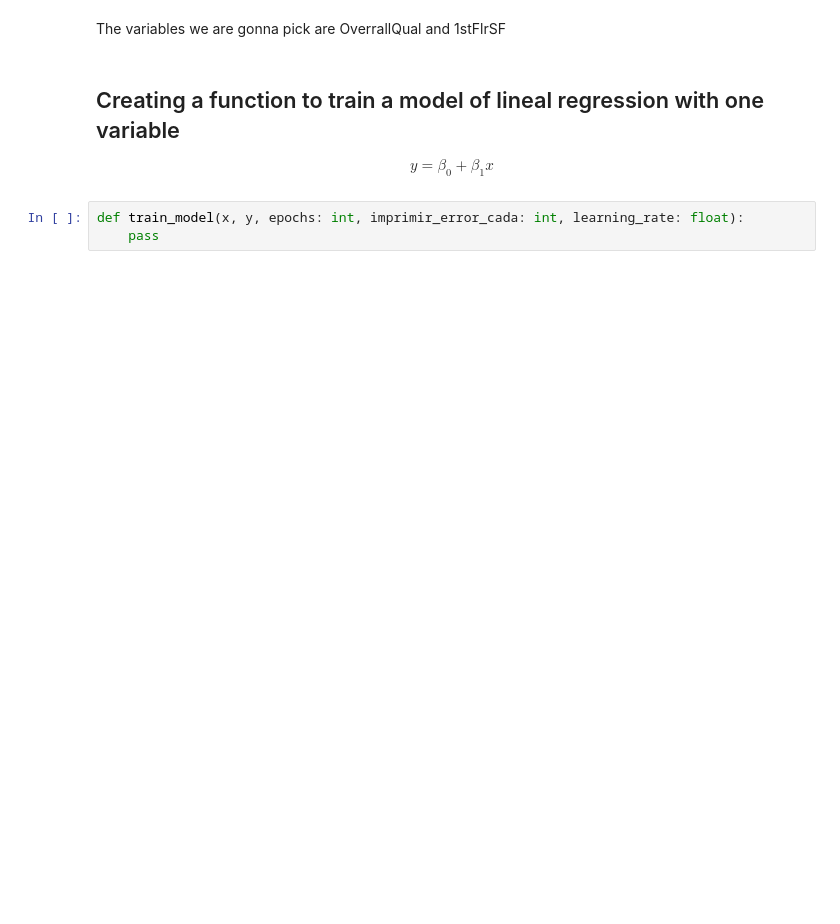
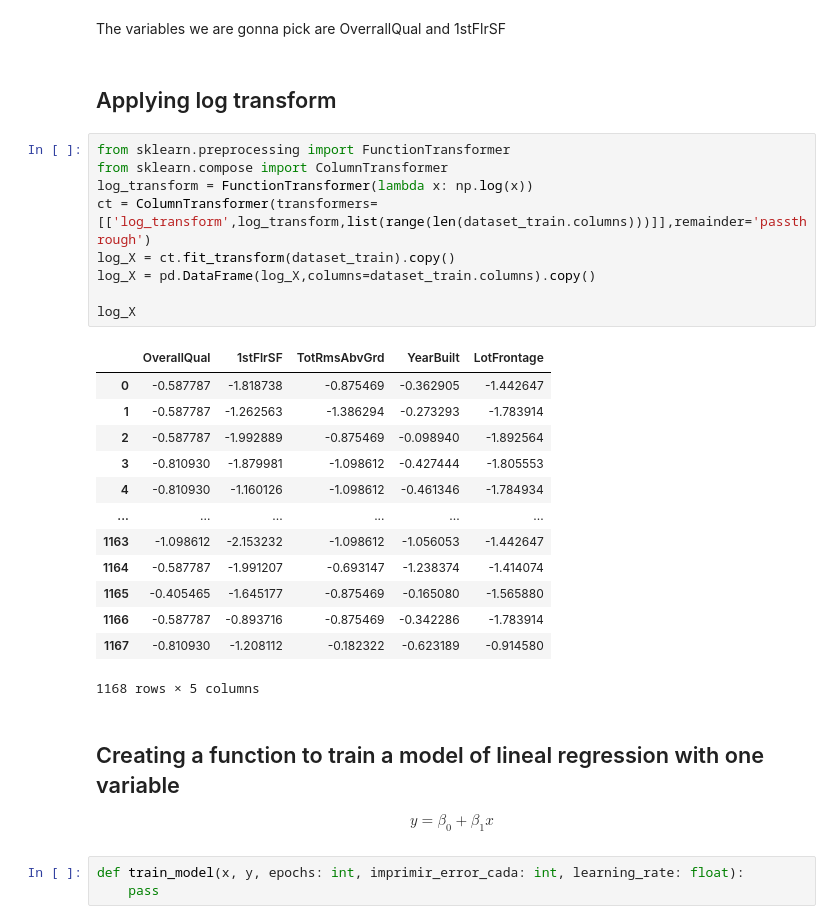
Before and after one commit to ochamodev/DS_Proyecto1_19001395_V, a Jupyter notebook: project1_code.ipynb, the cells around one changed output. Cells and saved outputs as stored; diff of their text form; blank space fills up the shorter version.

Commit message:
feat: Add preprocessing

```diff
--- a/project1_code.ipynb
+++ b/project1_code.ipynb
@@ -257,5 +331,30 @@ ufs.plotScatterPlot(args)
 # %% [markdown]
 The variables we are gonna pick are OverrallQual and 1stFlrSF
+# %% [markdown]
+## Applying log transform
+# %%
+from sklearn.preprocessing import FunctionTransformer
+from sklearn.compose import ColumnTransformer
+log_transform = FunctionTransformer(lambda x: np.log(x))
+ct = ColumnTransformer(transformers=[['log_transform',log_transform,list(range(len(dataset_train.columns)))]],remainder='passthrough')
+log_X = ct.fit_transform(dataset_train).copy()
+log_X = pd.DataFrame(log_X,columns=dataset_train.columns).copy()
+
+log_X
+# %% [output]
+|  | OverallQual | 1stFlrSF | TotRmsAbvGrd | YearBuilt | LotFrontage |
+| 0 | -0.587787 | -1.818738 | -0.875469 | -0.362905 | -1.442647 |
+| 1 | -0.587787 | -1.262563 | -1.386294 | -0.273293 | -1.783914 |
+| 2 | -0.587787 | -1.992889 | -0.875469 | -0.098940 | -1.892564 |
+| 3 | -0.810930 | -1.879981 | -1.098612 | -0.427444 | -1.805553 |
+| 4 | -0.810930 | -1.160126 | -1.098612 | -0.461346 | -1.784934 |
+| ... | ... | ... | ... | ... | ... |
+| 1163 | -1.098612 | -2.153232 | -1.098612 | -1.056053 | -1.442647 |
+| 1164 | -0.587787 | -1.991207 | -0.693147 | -1.238374 | -1.414074 |
+| 1165 | -0.405465 | -1.645177 | -0.875469 | -0.165080 | -1.565880 |
+| 1166 | -0.587787 | -0.893716 | -0.875469 | -0.342286 | -1.783914 |
+| 1167 | -0.810930 | -1.208112 | -0.182322 | -0.623189 | -0.914580 |
+1168 rows × 5 columns
 # %% [markdown]
 ## Creating a function to train a model of lineal regression with one variable
 $$y = \beta_0 + \beta_1x $$
```
Also changed, not shown: parts of 25 cells of this notebook.
